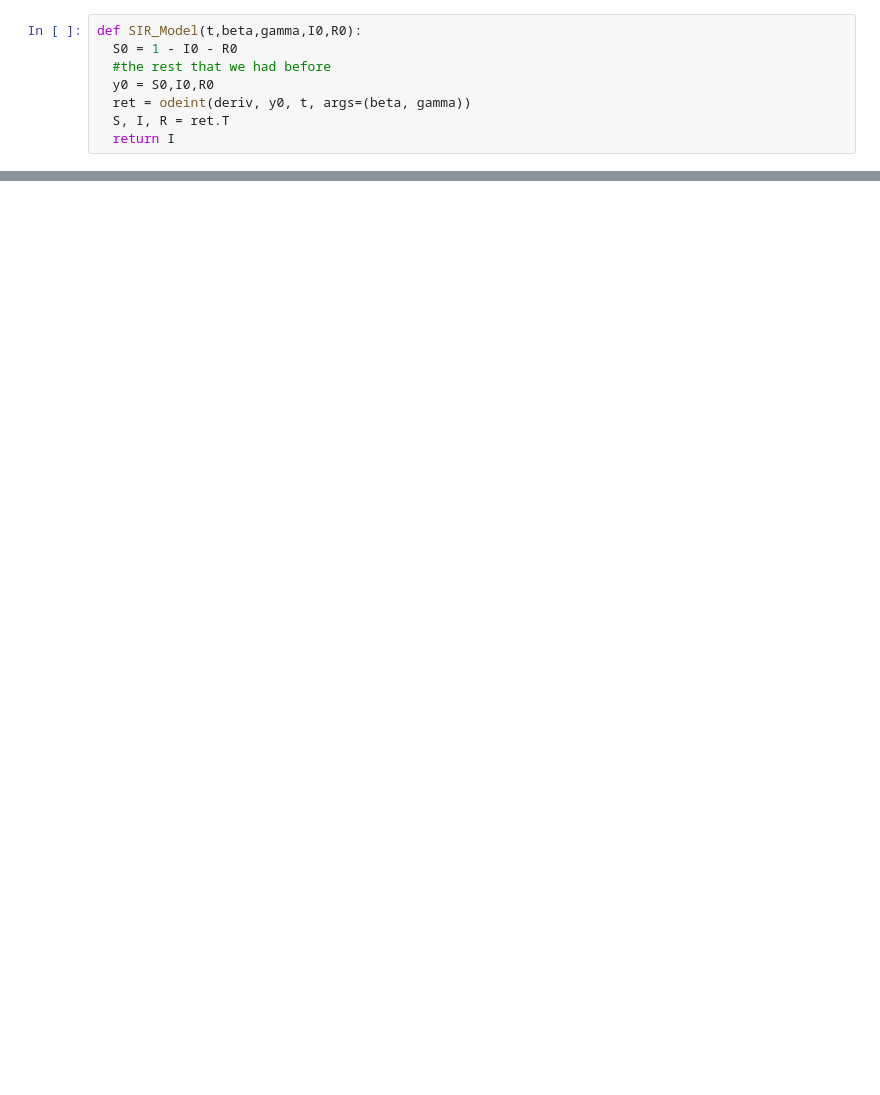
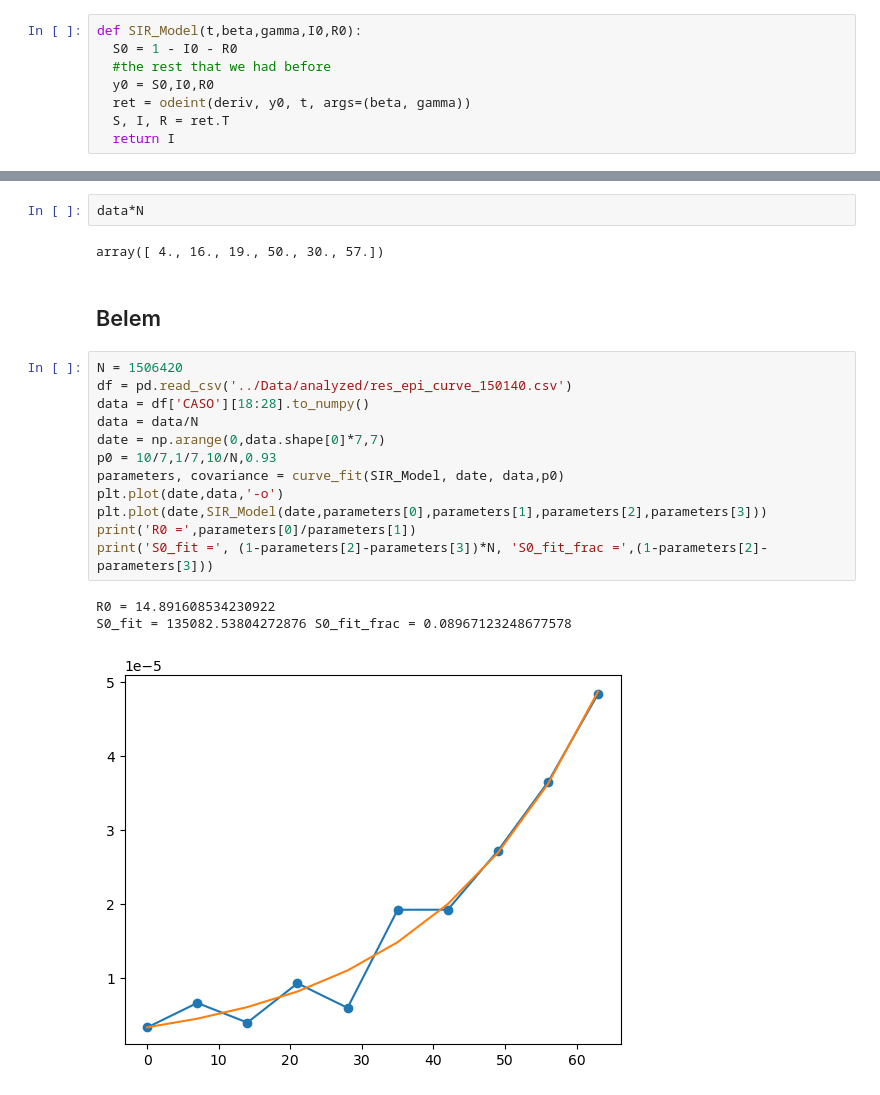
Before and after one commit to denisecammarota/measles-BR, a Jupyter notebook: Notebooks/R0_Estimation_Cities.ipynb, the cells around one changed output, grey strips where cells are left out. Drawn from its saved outputs; the diff is of its cells as text; blank space fills up the shorter version.

```diff
--- a/Notebooks/R0_Estimation_Cities.ipynb
+++ b/Notebooks/R0_Estimation_Cities.ipynb
@@ -26,0 +140,22 @@ def SIR_Model(t,beta,gamma,I0,R0):
+# %%
+data*N
+# %% [output]
+array([ 4., 16., 19., 50., 30., 57.])
+# %% [markdown]
+## Belem
+# %%
+N = 1506420
+df = pd.read_csv('../Data/analyzed/res_epi_curve_150140.csv')
+data = df['CASO'][18:28].to_numpy()
+data = data/N
+date = np.arange(0,data.shape[0]*7,7)
+p0 = 10/7,1/7,10/N,0.93
+parameters, covariance = curve_fit(SIR_Model, date, data,p0)
+plt.plot(date,data,'-o')
+plt.plot(date,SIR_Model(date,parameters[0],parameters[1],parameters[2],parameters[3]))
+print('R0 =',parameters[0]/parameters[1])
+print('S0_fit =', (1-parameters[2]-parameters[3])*N, 'S0_fit_frac =',(1-parameters[2]-parameters[3]))
+# %% [output]
+R0 = 14.891608534230922
+S0_fit = 135082.53804272876 S0_fit_frac = 0.08967123248677578
+[figure, added]
```
Also changed, not shown: parts of 15 cells of this notebook, 1 other file.
